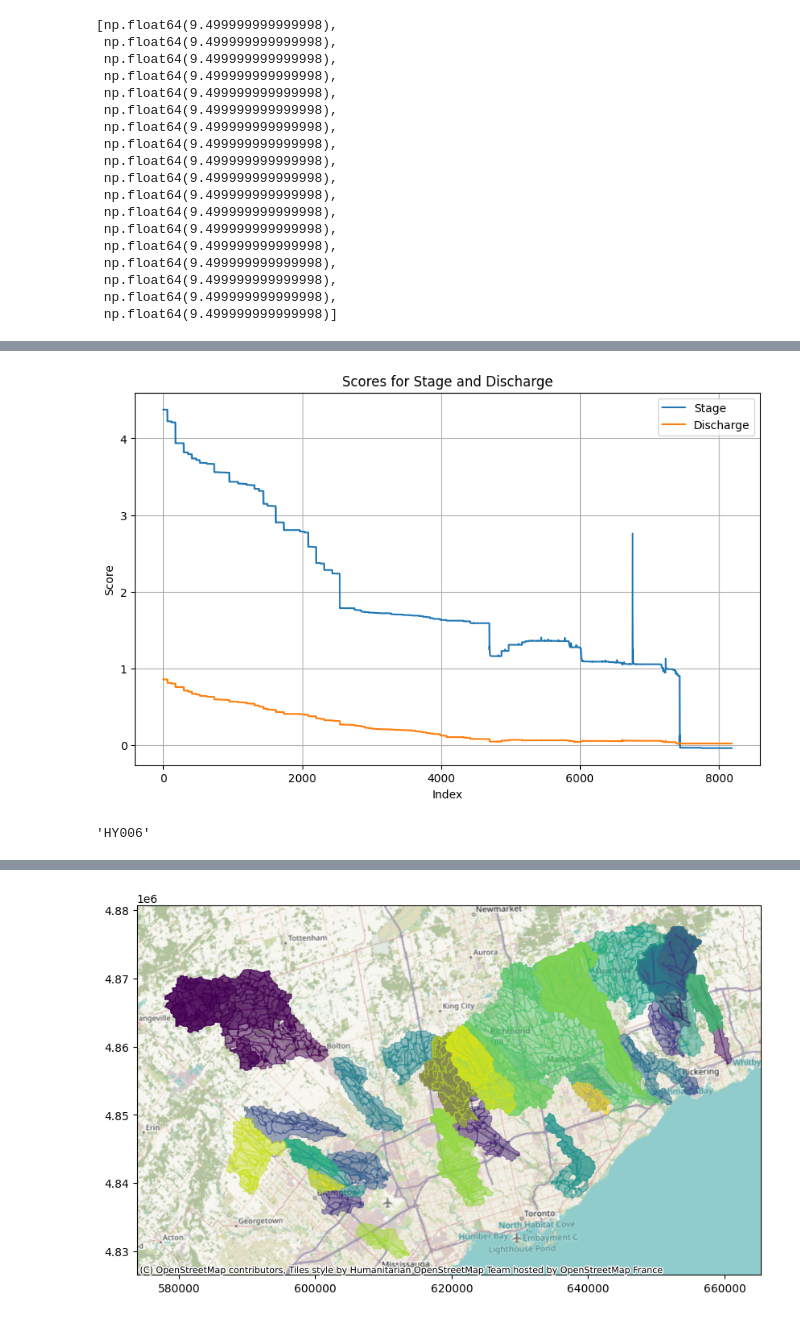
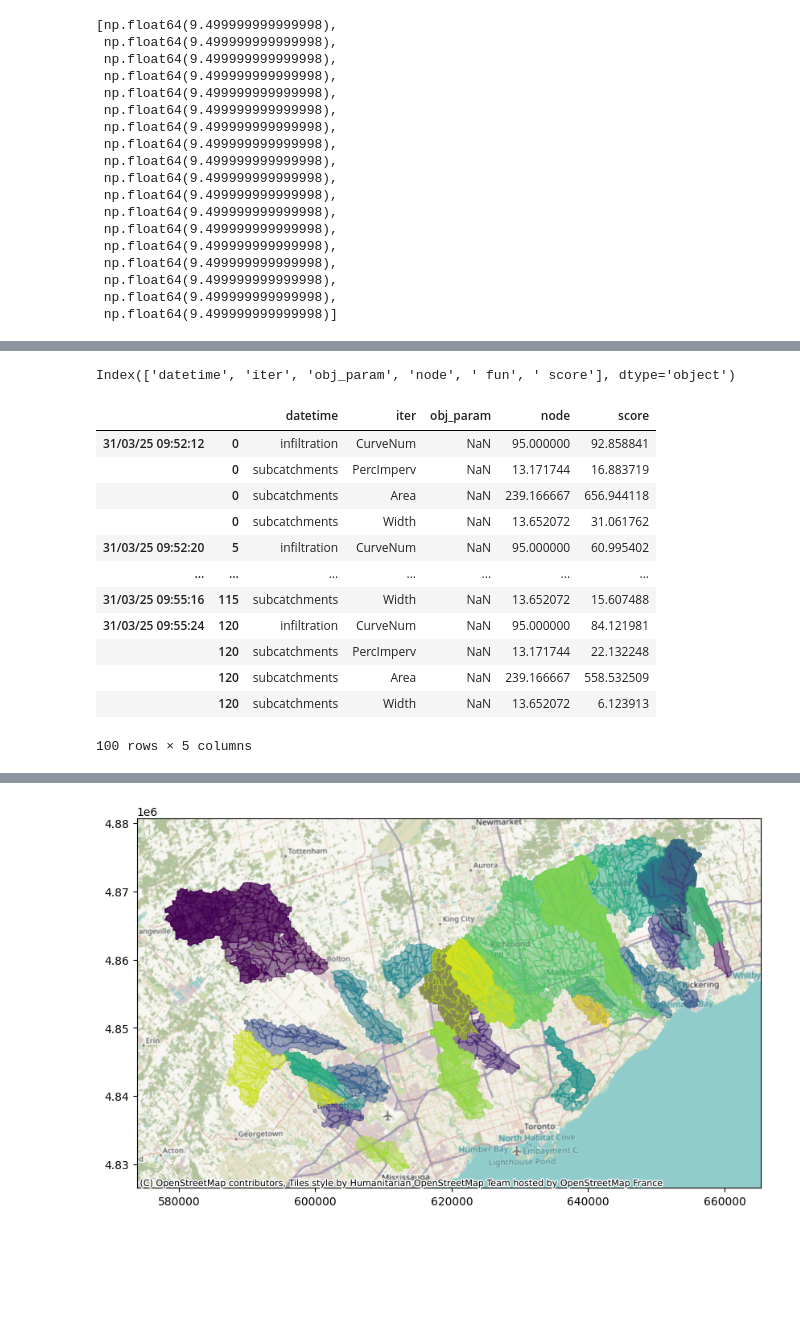
Before and after one commit to everettsp/optswmm, a Jupyter notebook: main.ipynb, the cells around one changed output, grey strips where cells are left out. Drawn from its saved outputs; the diff is of its cells as text; code cells hidden in the pictures; blank space fills up the shorter version.

```diff
--- a/main.ipynb
+++ b/main.ipynb
@@ -52,26 +106,34 @@ cps.set_relative_bounds()
 # %%
 import pandas as pd
-run_dir = Path(r"C:\Users\everett\Documents\GitHub\camus_to\data\models\swmm\HY095\runs")
-subfolders = [f.name for f in run_dir.iterdir() if f.is_dir()]
+run_folder = Path(r"C:\Users\everett\Documents\GitHub\camus_to\data\models\swmm\HY024\runs")
+subfolders = [f.name for f in run_folder.iterdir() if f.is_dir()]
+
+run_dir = run_folder / subfolders[-1]
+scores_file = run_dir / "results_scores.txt"
+scores_df = pd.read_csv(scores_file, sep=",", header=0)  # Adjust the separator if necessary
 
 
-scores_file = run_dir / subfolders[-1] / "detailed_scores.txt"
-scores_df = pd.read_csv(scores_file, sep=",", header=None)  # Adjust the separator if necessary
+param_file = run_dir / "results_params.txt"
+params_df = pd.read_csv(param_file, sep=",")  # Adjust the separator if necessary
 
 import matplotlib.pyplot as plt
 
-plt.figure(figsize=(10, 6))
-scores_df.loc[scores_df.iloc[:, 2] == "('stage'", 5].plot(label="Stage")
-scores_df.loc[scores_df.iloc[:, 2] == "('discharge'", 5].plot(label="Discharge")
-plt.legend()
-plt.title("Scores for Stage and Discharge")
-plt.xlabel("Index")
-plt.ylabel("Score")
-plt.grid()
-plt.show()
+scores_df.columns
 # %% [output]
-[figure, removed]
+Index(['datetime', 'iter', 'obj_param', 'node', ' fun', ' score'], dtype='object')
-# %%
-subdirs[0].name
-# %% [output]
-'HY006'
+# %%
+params_df[]
+# %% [output]
+|  |  | datetime | iter | obj_param | node | score |
+| 31/03/25 09:52:12 | 0 | infiltration | CurveNum | NaN | 95.000000 | 92.858841 |
+|  | 0 | subcatchments | PercImperv | NaN | 13.171744 | 16.883719 |
+|  | 0 | subcatchments | Area | NaN | 239.166667 | 656.944118 |
+|  | 0 | subcatchments | Width | NaN | 13.652072 | 31.061762 |
+| 31/03/25 09:52:20 | 5 | infiltration | CurveNum | NaN | 95.000000 | 60.995402 |
+| ... | ... | ... | ... | ... | ... | ... |
+| 31/03/25 09:55:16 | 115 | subcatchments | Width | NaN | 13.652072 | 15.607488 |
+| 31/03/25 09:55:24 | 120 | infiltration | CurveNum | NaN | 95.000000 | 84.121981 |
+|  | 120 | subcatchments | PercImperv | NaN | 13.171744 | 22.132248 |
+|  | 120 | subcatchments | Area | NaN | 239.166667 | 558.532509 |
+|  | 120 | subcatchments | Width | NaN | 13.652072 | 6.123913 |
+100 rows × 5 columns
```
Also changed, not shown: parts of 13 cells of this notebook, 9 other files.
